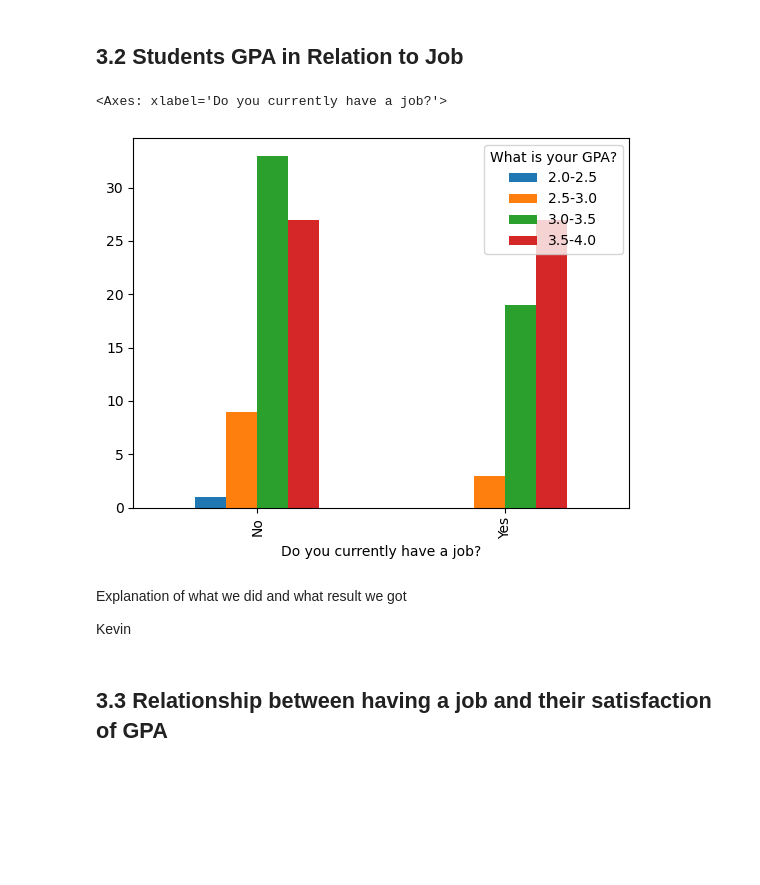
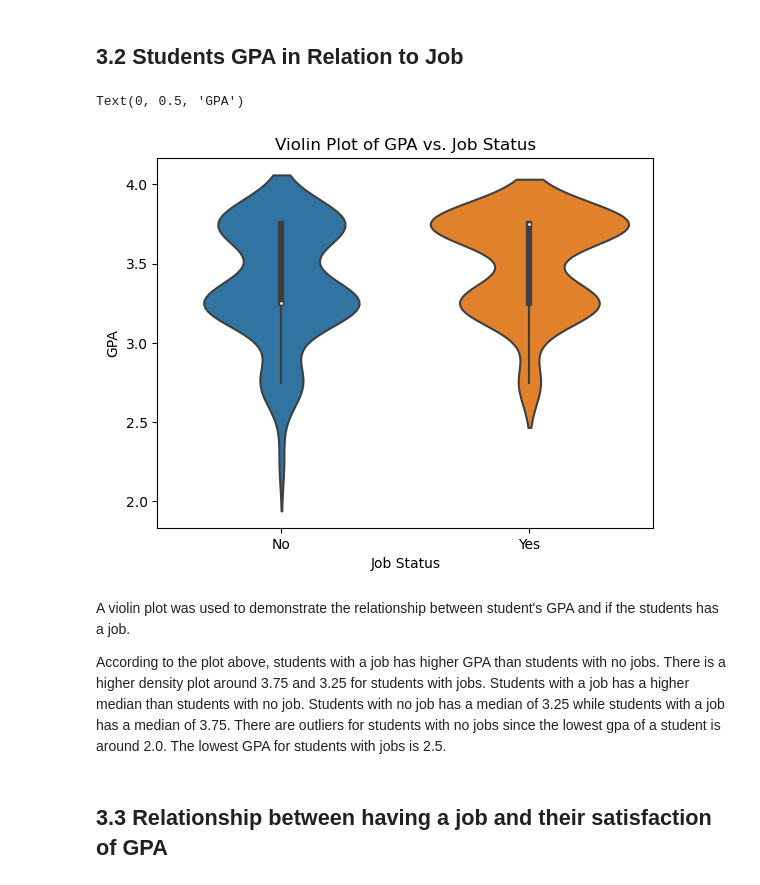
Before and after one commit to Nihal-m24/CS-105-Mini-Project, a Jupyter notebook: Mini Project.ipynb, the cells around one changed output. Saved outputs shown, nothing was run; the diff lists cells and outputs as text; code cells hidden in the pictures; blank space fills up the shorter version.

Commit message:
Updated Kevin's Questions

```diff
--- a/Mini Project.ipynb
+++ b/Mini Project.ipynb
@@ -50,14 +52,25 @@ In this data we notice that an equal proportion of Male and Female students who
 # %% [markdown]
 ## 3.2 Students GPA in Relation to Job
 # %%
-GPA_JobTable = pd.crosstab(cleaned_df['Do you currently have a job?'],cleaned_df['What is your GPA?'])
-GPA_JobTable.plot.bar()
+newTable = cleaned_df.loc[:, ['What is your GPA?', 'Do you currently have a job?']]
+newTable = newTable[newTable['Do you currently have a job?'] != 0]
+
+newTable = newTable.replace({
+    'What is your GPA?': {'3.5-4.0': 3.75, '3.0-3.5': 3.25, '2.5-3.0': 2.75, '2.0-2.5': 2.25, '<2.0': 1.5}
+})
+
+
+sns.violinplot(y = newTable['What is your GPA?'], x = newTable['Do you currently have a job?'])
+
+plt.title('Violin Plot of GPA vs. Job Status')
+plt.xlabel('Job Status')
+plt.ylabel('GPA')
 # %% [output]
-<Axes: xlabel='Do you currently have a job?'>
+Text(0, 0.5, 'GPA')
-[figure, old version]
+[figure, new version]
 # %% [markdown]
-Explanation of what we did and what result we got
+A violin plot was used to demonstrate the relationship between student's GPA and if the students has a job.
 
-Kevin
+According to the plot above, students with a job has higher GPA than students with no jobs. There is a higher density plot around 3.75 and 3.25 for students with jobs. Students with a job has a higher median than students with no job. Students with no job has a median of 3.25 while students with a job has a median of 3.75. There are outliers for students with no jobs since the lowest gpa of a student is around 2.0. The lowest GPA for students with jobs is 2.5.
 # %% [markdown]
 ## 3.3 Relationship between having a job and their satisfaction of GPA
```
Also changed, not shown: parts of 12 cells of this notebook.
